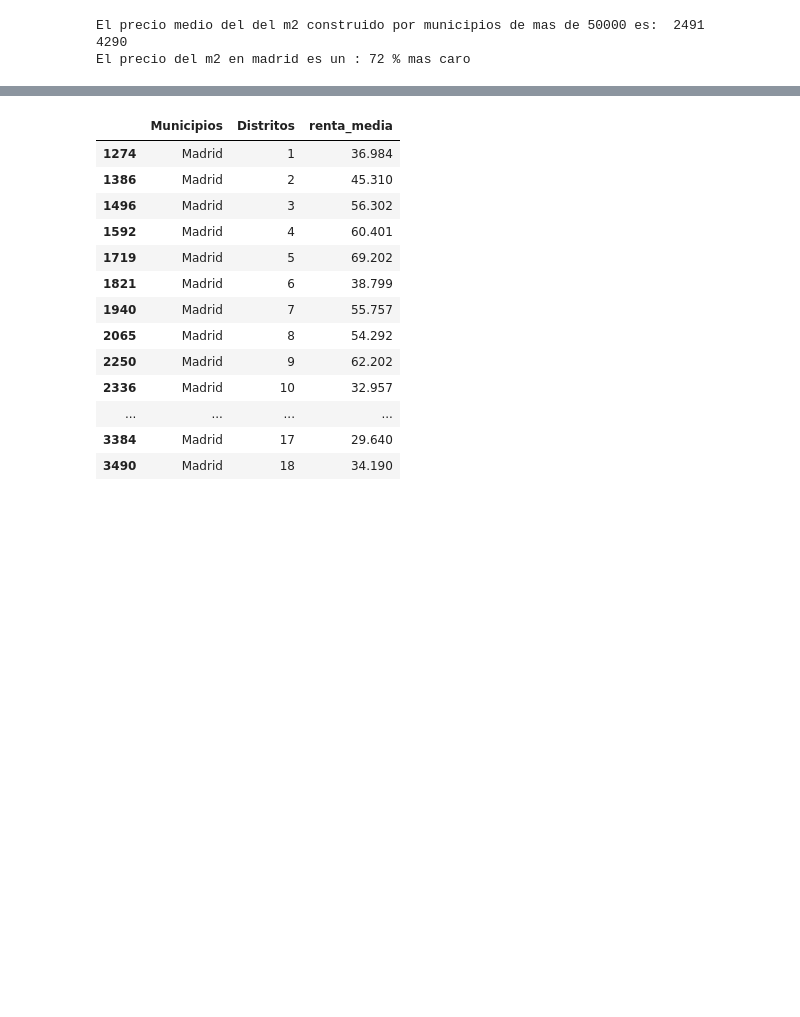
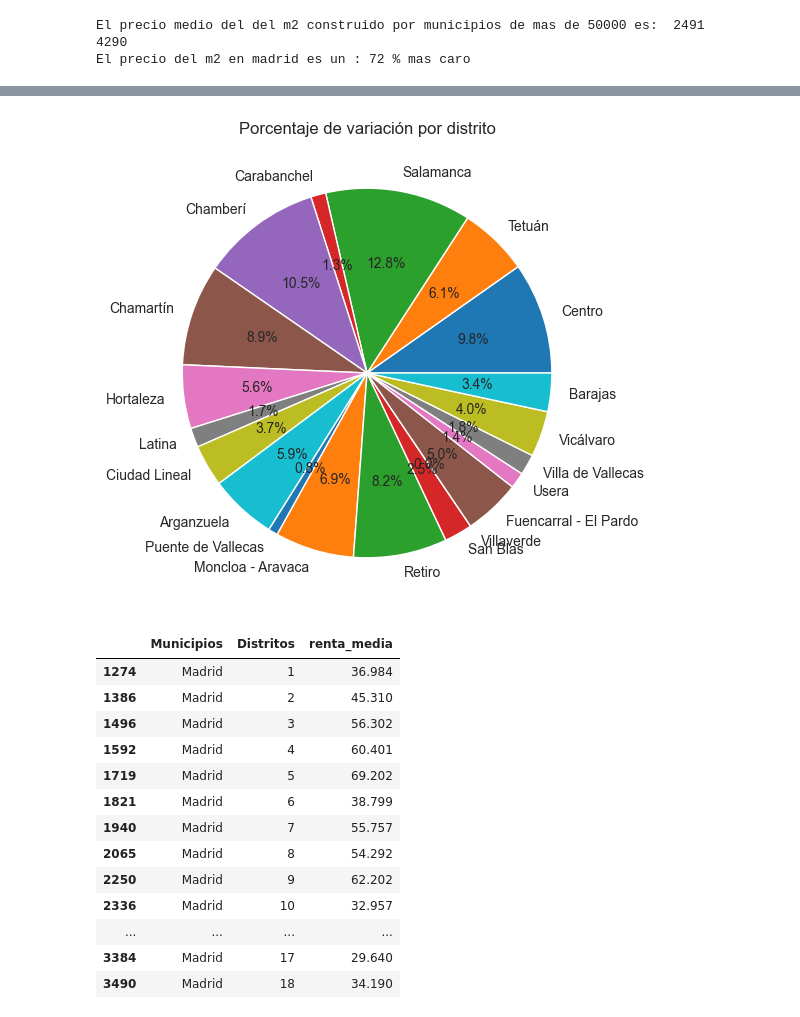
Before and after one commit to DaianaSaenz/EDA-CASAS-CONTENEDOR, a Jupyter notebook: src/main.ipynb, the cells around one changed output, grey strips where cells are left out. Cells and saved outputs as stored; diff of their text form; code cells hidden in the pictures; blank space fills up the shorter version.

```diff
--- a/src/main.ipynb
+++ b/src/main.ipynb
@@ -187,3 +202,14 @@ df_precios_vivienda_m2_por_distrito
+# %%
+
+sns.set_style('whitegrid')
+plt.figure(figsize=(8, 6))
+plt.title('Porcentaje de variación por distrito')
+
+plt.pie(df_precios_vivienda_m2_por_distrito['porcentaje_variacion'], labels=df_precios_vivienda_m2_por_distrito['distrito'], autopct='%1.1f%%')
+
+plt.show()
+# %% [output]
+[figure, added]
 # %%
 #Dataframe con renta media por codigo de distrito de la ciudad de madrid
 df_renta_media_es = pd.read_csv('data/renta_media_por_municipio_CMadrid.csv',encoding='latin-1', sep=';')
```
Also changed, not shown: parts of 8 cells of this notebook, 1 other file.
